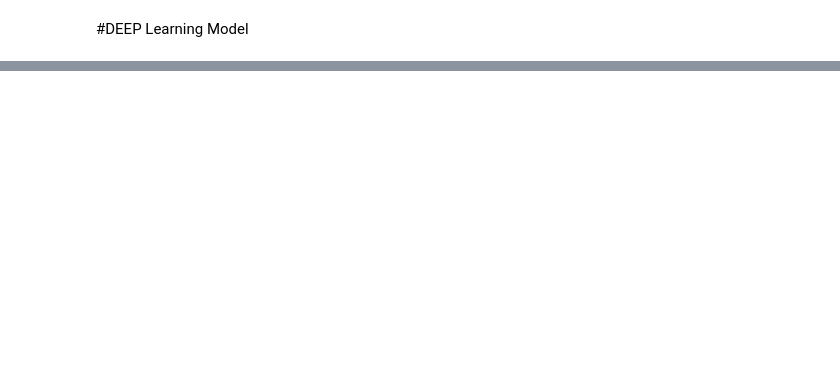
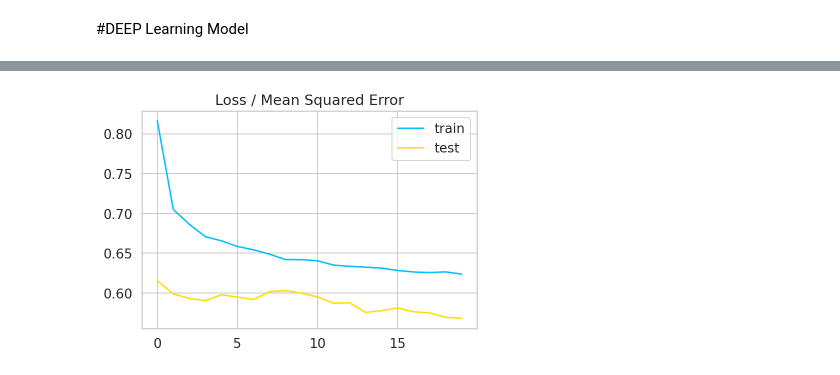
Before and after one commit to ayaan-anwar/fifa20-ratings, a Jupyter notebook: FIFA_NB.ipynb, the cells around one changed output, grey strips where cells are left out. Saved outputs shown, nothing was run; the diff lists cells and outputs as text; code cells hidden in the pictures; blank space fills up the shorter version.

```diff
--- a/FIFA_NB.ipynb
+++ b/FIFA_NB.ipynb
@@ -71,0 +131,6 @@ fifa1.head()
+# %%
+from sklearn.model_selection import train_test_split
+X_train, X_test, y_train, y_test = train_test_split(X, y, test_size=0.2, random_state=42)
+# %%
+X_train = StandardScaler().fit_transform(X_train)
+y_train = StandardScaler().fit_transform(y_train)
@@ -71,0 +162,8 @@ fifa1.head()
+# %%
+model = Sequential()
+model.add(Dense(16, input_dim=15, activation='relu'))
+model.add(Dropout(0.5))
+model.add(Dense(8, activation='relu'))
+model.add(BatchNormalization())
+model.add(Dense(1, activation='sigmoid'))
+model.summary()
@@ -71,0 +189,3 @@ fifa1.head()
+# %%
+model.compile(loss='mse', optimizer='adam')
+history=model.fit(X_train, y_train,validation_split=0.1,epochs=20,shuffle=True)
@@ -71,0 +210,9 @@ fifa1.head()
+# %%
+from matplotlib import pyplot
+pyplot.title('Loss / Mean Squared Error')
+pyplot.plot(history.history['loss'], label='train')
+pyplot.plot(history.history['val_loss'], label='test')
+pyplot.legend()
+pyplot.show()
+# %% [output]
+[figure, added]
```
Also changed, not shown: parts of 11 cells of this notebook.
